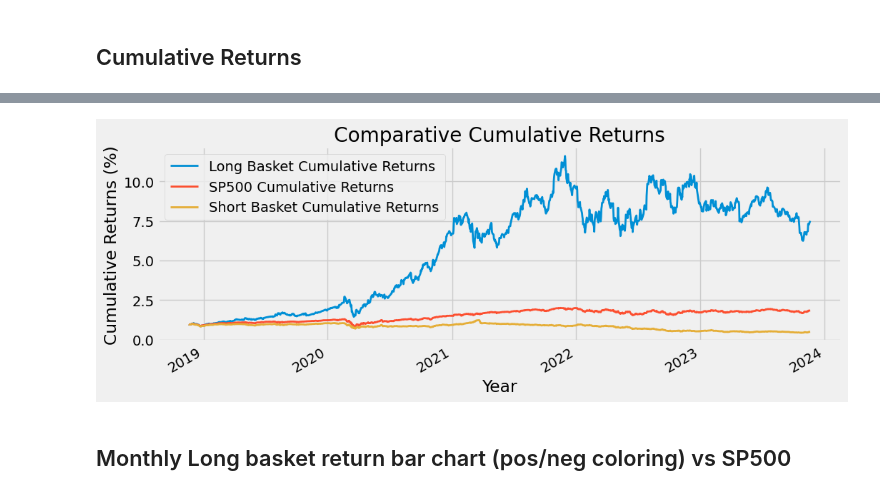
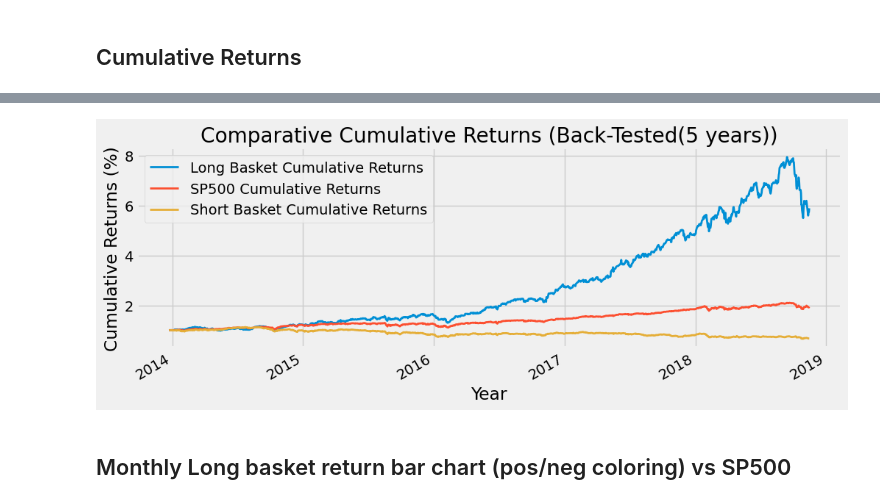
Before and after one commit to CCNY-Analytics-and-Quant/Quantative-Finance-Repo, a Jupyter notebook: Finished_workbooks/Final/final_project.ipynb, the cells around one changed output, grey strips where cells are left out. Cells and saved outputs as stored; diff of their text form; code cells hidden in the pictures.

Commit message:
Backtest

```diff
--- a/Finished_workbooks/Final/final_project.ipynb
+++ b/Finished_workbooks/Final/final_project.ipynb
@@ -54,7 +33,13 @@ rolling_mean_price
 # %%
+#how_many_days_back = 0 for current, 1260 for 5 years. It's for backtesting.
+# Function to calculate momentum factors
+def calculate_momentum_factors(how_many_days_back):
 
-# Function to calculate momentum factors
-def calculate_momentum_factors():
+    start_time = how_many_days_back+ time_period + lag # start at start_time, increase by time_period, include lag
+    most_current_time = how_many_days_back+ lag # only difference is the time_period is not included, so we get slice of time period exactly
+    # Calculate the rolling mean price
+    lagged_closed_price = sp500[-start_time: -most_current_time ] #slice the dataframe to get 5 years
+    rolling_mean_price = lagged_closed_price.rolling(window= time_period-251).mean().dropna(how='all')
 
     # Calculate the 52-week trend
     slope_info = pd.DataFrame(index=sp500.columns)
@@ -163,2 +182,23 @@ short_cumulative_returns = calculate_cumulative_returns(short_lagged_closed_pric
 # %% [markdown]
 ## Cumulative Returns
+# %%
+def calculate_cumulative_returns(dataf):
+    returns = dataf.pct_change()
+    cumulative_returns = (1 + returns).cumprod().mean(axis=1)
+    return cumulative_returns
+
+# Calculate the cumulative returns for the SP500, long basket, and short basket
+cumulative_returns = calculate_cumulative_returns(lagged_closed_price)
+long_cumulative_returns = calculate_cumulative_returns(long_lagged_closed_price)
+short_cumulative_returns = calculate_cumulative_returns(short_lagged_closed_price)
+plt.style.use('fivethirtyeight')
+plt.figure(figsize=(11,4))
+long_cumulative_returns.plot(label='Long Basket Cumulative Returns', lw=2) # lw is line width
+cumulative_returns.plot(label='SP500 Cumulative Returns', lw =2)
+short_cumulative_returns.plot(label='Short Basket Cumulative Returns', lw=2)
+
+plt.legend()
+plt.title('Comparative Cumulative Returns')
+plt.xlabel('Year')
+plt.ylabel('Cumulative Returns (%)')
+plt.show()
@@ -165,17 +207,21 @@ short_cumulative_returns = calculate_cumulative_returns(short_lagged_closed_pric
 # %%
+# Calculate the cumulative returns for the SP500, long basket, and short basket
+cumulative_returns_past_5y = calculate_cumulative_returns(lagged_closed_price_past_5y)
+long_cumulative_returns_past_5y = calculate_cumulative_returns(long_lagged_closed_price_past_5y)
+short_cumulative_returns_past_5y = calculate_cumulative_returns(short_lagged_closed_price_past_5y)
 plt.style.use('fivethirtyeight')
 plt.figure(figsize=(11,4))
-long_cumulative_returns.plot(label='Long Basket Cumulative Returns', lw=2) # lw is line width
-cumulative_returns.plot(label='SP500 Cumulative Returns', lw =2)
-short_cumulative_returns.plot(label='Short Basket Cumulative Returns', lw=2)
+long_cumulative_returns_past_5y.plot(label='Long Basket Cumulative Returns', lw=2) # lw is line width
+cumulative_returns_past_5y.plot(label='SP500 Cumulative Returns', lw =2)
+short_cumulative_returns_past_5y.plot(label='Short Basket Cumulative Returns', lw=2)
 
 plt.legend()
-plt.title('Comparative Cumulative Returns')
+plt.title('Comparative Cumulative Returns (Back-Tested(5 years))')
 plt.xlabel('Year')
 plt.ylabel('Cumulative Returns (%)')
 plt.show()
 # %% [output]
-[figure, old version]
+[figure, new version]
 # %% [markdown]
 ## Monthly Long basket return bar chart (pos/neg coloring) vs SP500
 # %%
```
Also changed, not shown: parts of 13 cells of this notebook, 1 other file.
